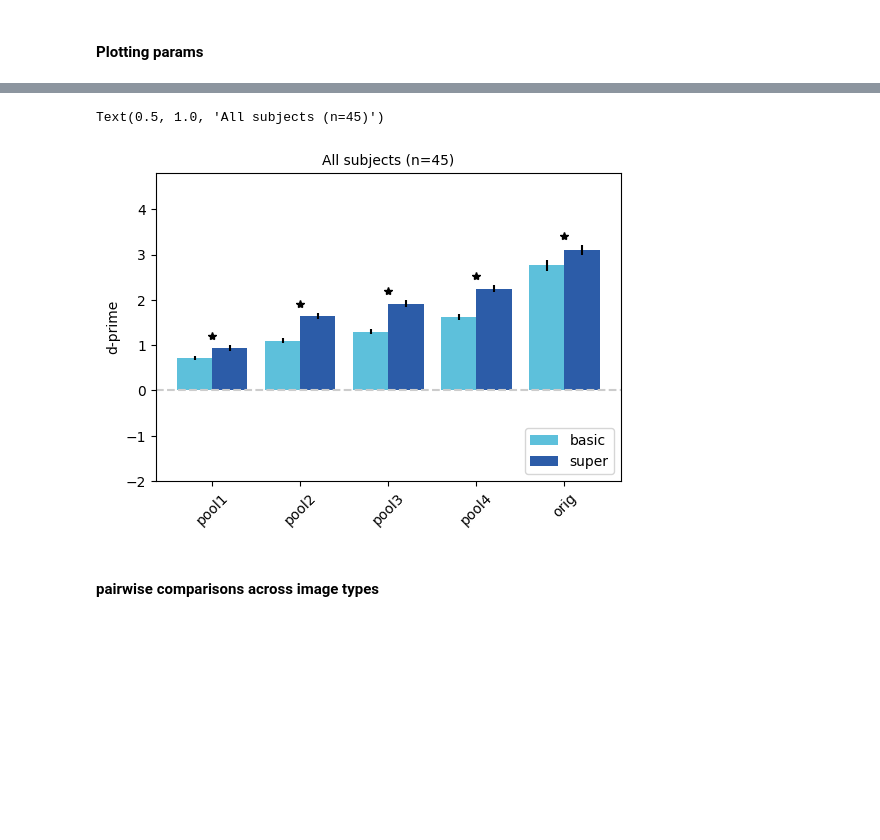
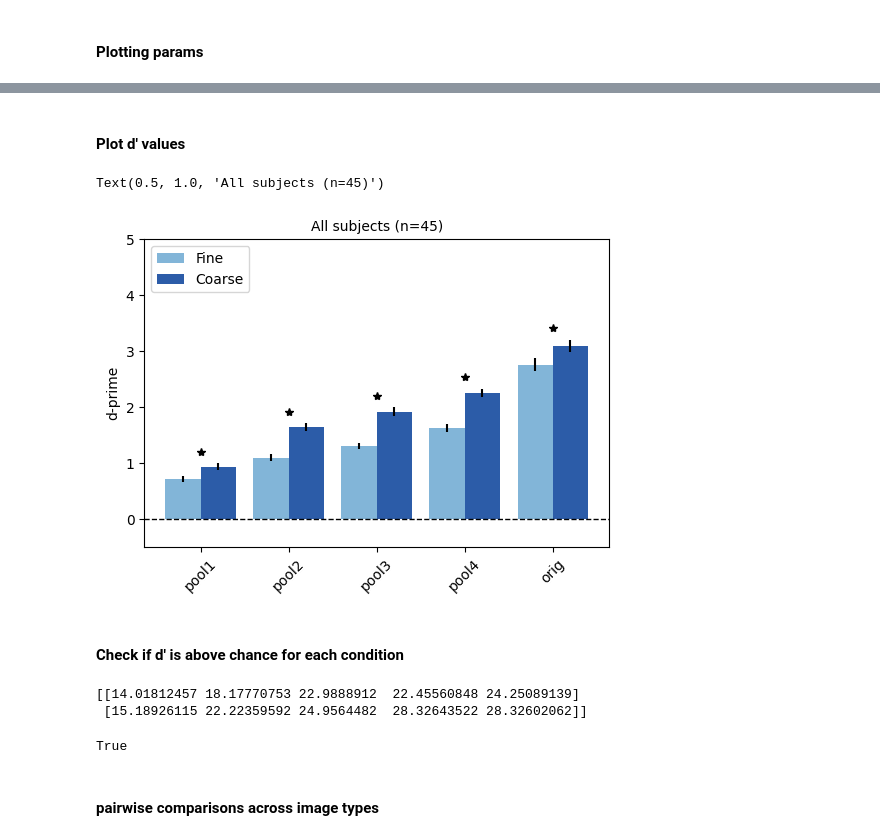
Before and after one commit to mmhenderson/featsynth, a Jupyter notebook: code/behav_analysis/expt1_summary.ipynb, the cells around one changed output, grey strips where cells are left out. Cells and saved outputs as stored; diff of their text form; code cells hidden in the pictures; blank space fills up the shorter version.

```diff
--- a/code/behav_analysis/expt1_summary.ipynb
+++ b/code/behav_analysis/expt1_summary.ipynb
@@ -27 +56,3 @@ acc_by_condition, dprime_by_condition, propyes_by_condition, rt_by_condition = a
+# %%
+cue_level_names = ['Fine','Coarse']
 # %%
@@ -109,7 +128,7 @@ array([ 1,  2,  3,  4,  5,  6,  7,  8,  9, 10, 11, 12, 13, 14, 15, 16, 17,
 # %% [markdown]
 #### Plotting params
 # %%
-cue_level_colors = np.array([[93,192,219], [44,92,168]])/255
+cue_level_colors = np.array([[130, 181, 216], [44,92,168]])/255
 point_types = ['o','x']
 markersize = 4;
 xjitters = np.array([-0.2, 0.2])
@@ -172,0 +138,21 @@ All subjects:
+# %%
+vals = dprime_by_condition
+
+print('\nAll subjects:')
+print(vals.shape)
+
+aov_table = stats_utils.rmanova_2way(vals, ['cond','image_type'])
+
+print(aov_table)
+
+# then pairwise t-tests (fine vs coarse)
+result = scipy.stats.ttest_rel(vals[:,0,:], vals[:,1,:], axis=0, alternative='two-sided')
+tvals = result.statistic
+pvals = result.pvalue
+
+df = pd.DataFrame(index=image_type_names)
+df['t (basic-super)'] = tvals.round(4)
+_, pvals_fdr = stats_utils.fdr_keepshape(pvals, alpha=0.01, method='poscorr')
+df['p'] = pvals_fdr
+
+df
@@ -173,3 +172,5 @@ All subjects:
+# %% [markdown]
+#### Plot d' values
 # %%
 plot_utils.set_all_font_sizes(10)
 plt.figure(figsize=(6,4))
@@ -190,40 +191,55 @@ for ii in range(n_image_types):
 
     for cc, cue in enumerate(cue_level_names):
 
         h = plt.bar(ii+xjitters[cc], \
                          meanvals[cc,ii], \
                         color = cue_level_colors[cc,:], width=barwidth)
 
         plt.errorbar(ii+xjitters[cc], \
                          meanvals[cc,ii], \
                          semvals[cc,ii], \
                         color = 'k',
                         linestyle='none')
 
         lh.append(h)
 
-    if pvals[ii]<0.01:
+    if pvals_fdr[ii]<0.01:
         height = np.max(meanvals[:,ii]+semvals[:,ii])+0.20
         plt.plot(ii, height, '*', color='k')
 
 
 plt.xticks(np.arange(n_image_types), image_type_names, rotation=45)
 
 
+plt.axhline(0.0, color='k',
+            # color=[0.8, 0.8, 0.8],
+            linestyle='--', linewidth=1)
 
+plt.ylim([-.5, 5.0])
+# assert(np.all(vals<5.0))
+# assert(np.all(vals>-0.5))
 
-plt.axhline(0.0, color=[0.8, 0.8, 0.8], linestyle='--')
-
-ax.legend(lh, cue_level_names, loc='lower right')
+ax.legend(lh, cue_level_names, loc='upper left')
 
 plt.ylabel('d-prime')
 
-plt.ylim([-2, 4.8])
-
 plt.title('All subjects (n=%d)'%(n_subs_plot))
 # %% [output]
 Text(0.5, 1.0, 'All subjects (n=45)')
-[figure, old version]
+[figure, new version]
+# %% [markdown]
+#### Check if d' is above chance for each condition
+# %%
+result = scipy.stats.ttest_1samp(dprime_by_condition, popmean = 0, axis=0, alternative = 'greater')
+tvals = result.statistic
+pvals = result.pvalue
+_, pvals_fdr = stats_utils.fdr_keepshape(pvals, alpha=0.01, method='poscorr')
+print(tvals)
+np.all(pvals_fdr<0.01)
+# %% [output]
+[[14.01812457 18.17770753 22.9888912  22.45560848 24.25089139]
+ [15.18926115 22.22359592 24.9564482  28.32643522 28.32602062]]
+True
 # %% [markdown]
 #### pairwise comparisons across image types
 # %%
```
Also changed, not shown: parts of 54 cells of this notebook, 30 other files.
